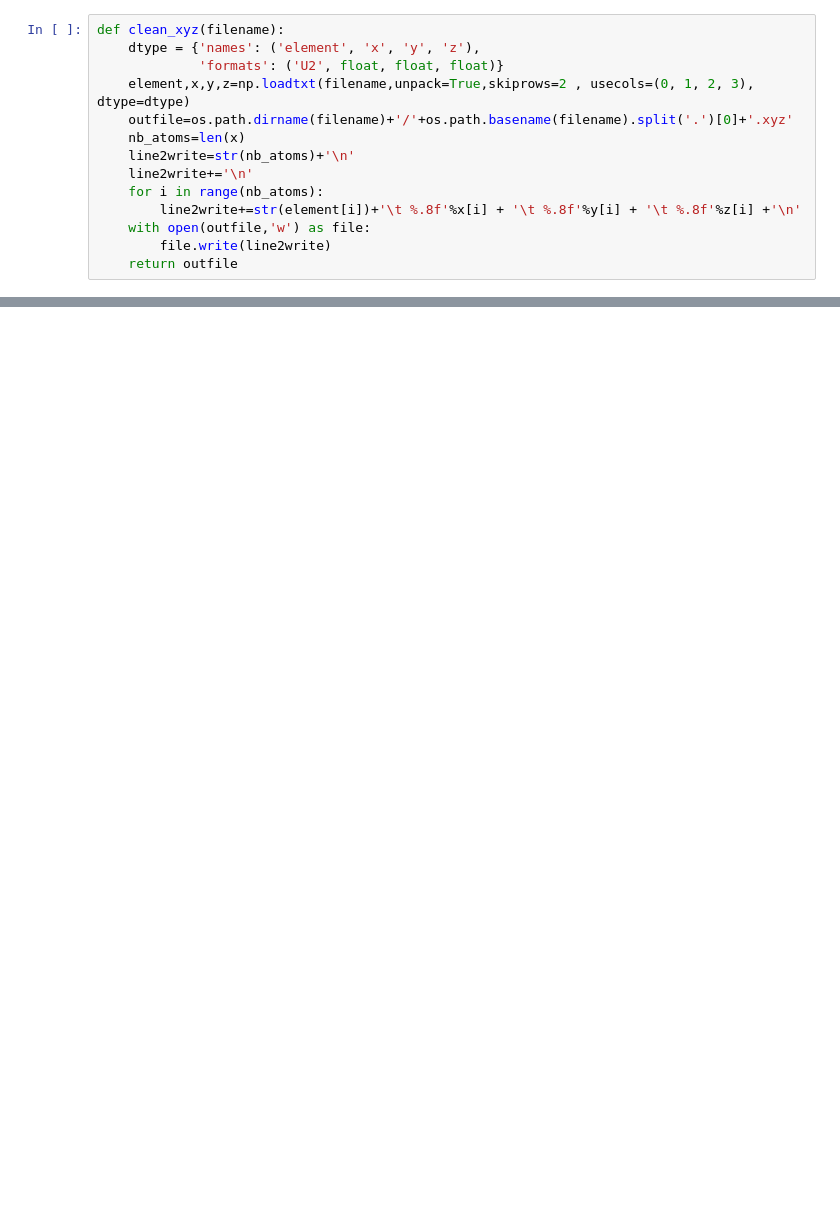
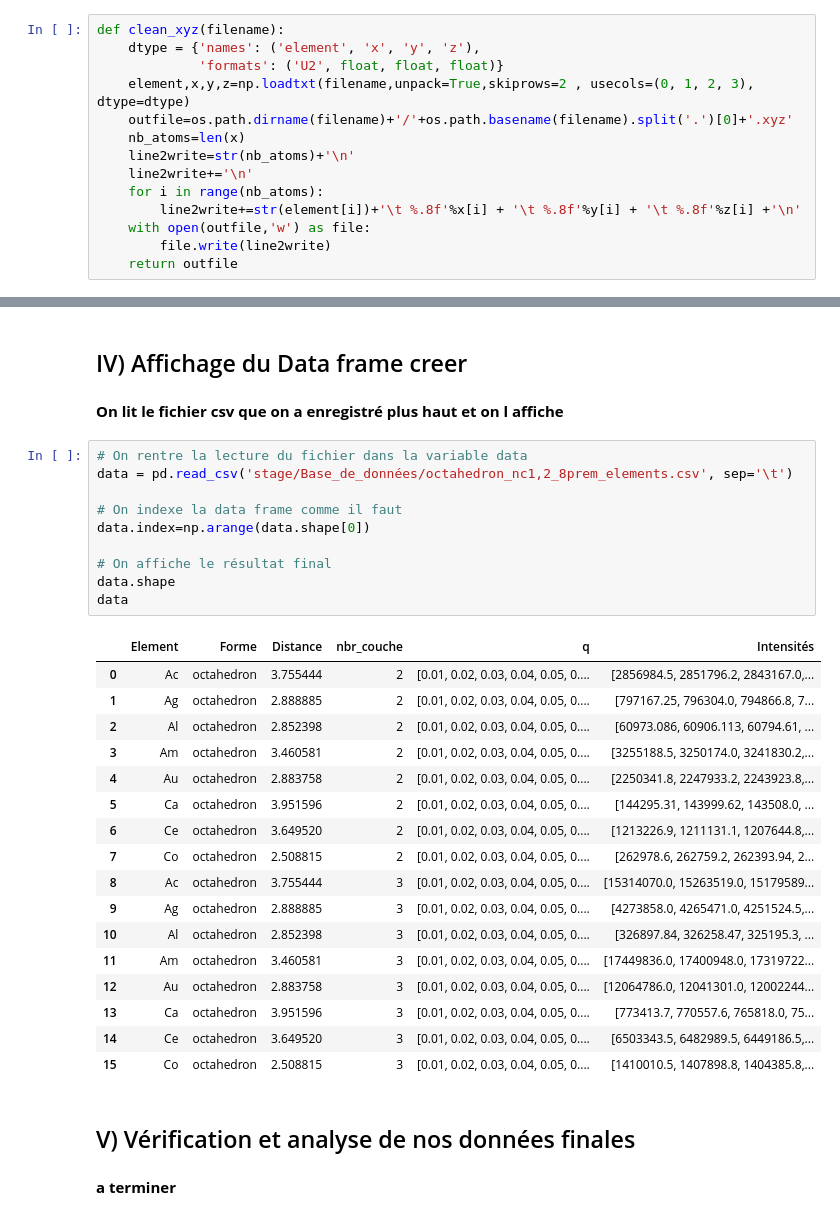
Before and after one commit to scayez/Projet_SAXS_WAXS_IA, a Jupyter notebook: script_shape_platonic.ipynb, the cells around one changed output, grey strips where cells are left out. Cells and saved outputs as stored; diff of their text form; blank space fills up the shorter version.

```diff
--- a/script_shape_platonic.ipynb
+++ b/script_shape_platonic.ipynb
@@ -255,3 +235,39 @@ data.head()
+# %% [markdown]
+## IV) Affichage du Data frame creer
+# %% [markdown]
+**On lit le fichier csv que on a enregistré plus haut et on l affiche**
+# %%
+# On rentre la lecture du fichier dans la variable data
+data = pd.read_csv('stage/Base_de_données/octahedron_nc1,2_8prem_elements.csv', sep='\t')
+
+# On indexe la data frame comme il faut
+data.index=np.arange(data.shape[0])
+
+# On affiche le résultat final
+data.shape
+data
+# %% [output]
+|  | Element | Forme | Distance | nbr_couche | q | Intensités |
+| 0 | Ac | octahedron | 3.755444 | 2 | [0.01, 0.02, 0.03, 0.04, 0.05, 0.... | [2856984.5, 2851796.2, 2843167.0,... |
+| 1 | Ag | octahedron | 2.888885 | 2 | [0.01, 0.02, 0.03, 0.04, 0.05, 0.... | [797167.25, 796304.0, 794866.8, 7... |
+| 2 | Al | octahedron | 2.852398 | 2 | [0.01, 0.02, 0.03, 0.04, 0.05, 0.... | [60973.086, 60906.113, 60794.61, ... |
+| 3 | Am | octahedron | 3.460581 | 2 | [0.01, 0.02, 0.03, 0.04, 0.05, 0.... | [3255188.5, 3250174.0, 3241830.2,... |
+| 4 | Au | octahedron | 2.883758 | 2 | [0.01, 0.02, 0.03, 0.04, 0.05, 0.... | [2250341.8, 2247933.2, 2243923.8,... |
+| 5 | Ca | octahedron | 3.951596 | 2 | [0.01, 0.02, 0.03, 0.04, 0.05, 0.... | [144295.31, 143999.62, 143508.0, ... |
+| 6 | Ce | octahedron | 3.649520 | 2 | [0.01, 0.02, 0.03, 0.04, 0.05, 0.... | [1213226.9, 1211131.1, 1207644.8,... |
+| 7 | Co | octahedron | 2.508815 | 2 | [0.01, 0.02, 0.03, 0.04, 0.05, 0.... | [262978.6, 262759.2, 262393.94, 2... |
+| 8 | Ac | octahedron | 3.755444 | 3 | [0.01, 0.02, 0.03, 0.04, 0.05, 0.... | [15314070.0, 15263519.0, 15179589... |
+| 9 | Ag | octahedron | 2.888885 | 3 | [0.01, 0.02, 0.03, 0.04, 0.05, 0.... | [4273858.0, 4265471.0, 4251524.5,... |
+| 10 | Al | octahedron | 2.852398 | 3 | [0.01, 0.02, 0.03, 0.04, 0.05, 0.... | [326897.84, 326258.47, 325195.3, ... |
+| 11 | Am | octahedron | 3.460581 | 3 | [0.01, 0.02, 0.03, 0.04, 0.05, 0.... | [17449836.0, 17400948.0, 17319722... |
+| 12 | Au | octahedron | 2.883758 | 3 | [0.01, 0.02, 0.03, 0.04, 0.05, 0.... | [12064786.0, 12041301.0, 12002244... |
+| 13 | Ca | octahedron | 3.951596 | 3 | [0.01, 0.02, 0.03, 0.04, 0.05, 0.... | [773413.7, 770557.6, 765818.0, 75... |
+| 14 | Ce | octahedron | 3.649520 | 3 | [0.01, 0.02, 0.03, 0.04, 0.05, 0.... | [6503343.5, 6482989.5, 6449186.5,... |
+| 15 | Co | octahedron | 2.508815 | 3 | [0.01, 0.02, 0.03, 0.04, 0.05, 0.... | [1410010.5, 1407898.8, 1404385.8,... |
+# %% [markdown]
+## V) Vérification et analyse de nos données finales
+# %% [markdown]
+**a terminer**
 # %%
 import matplotlib.pyplot as plt
 # Créer la figure et les axes
```
Also changed, not shown: parts of 24 cells of this notebook.
